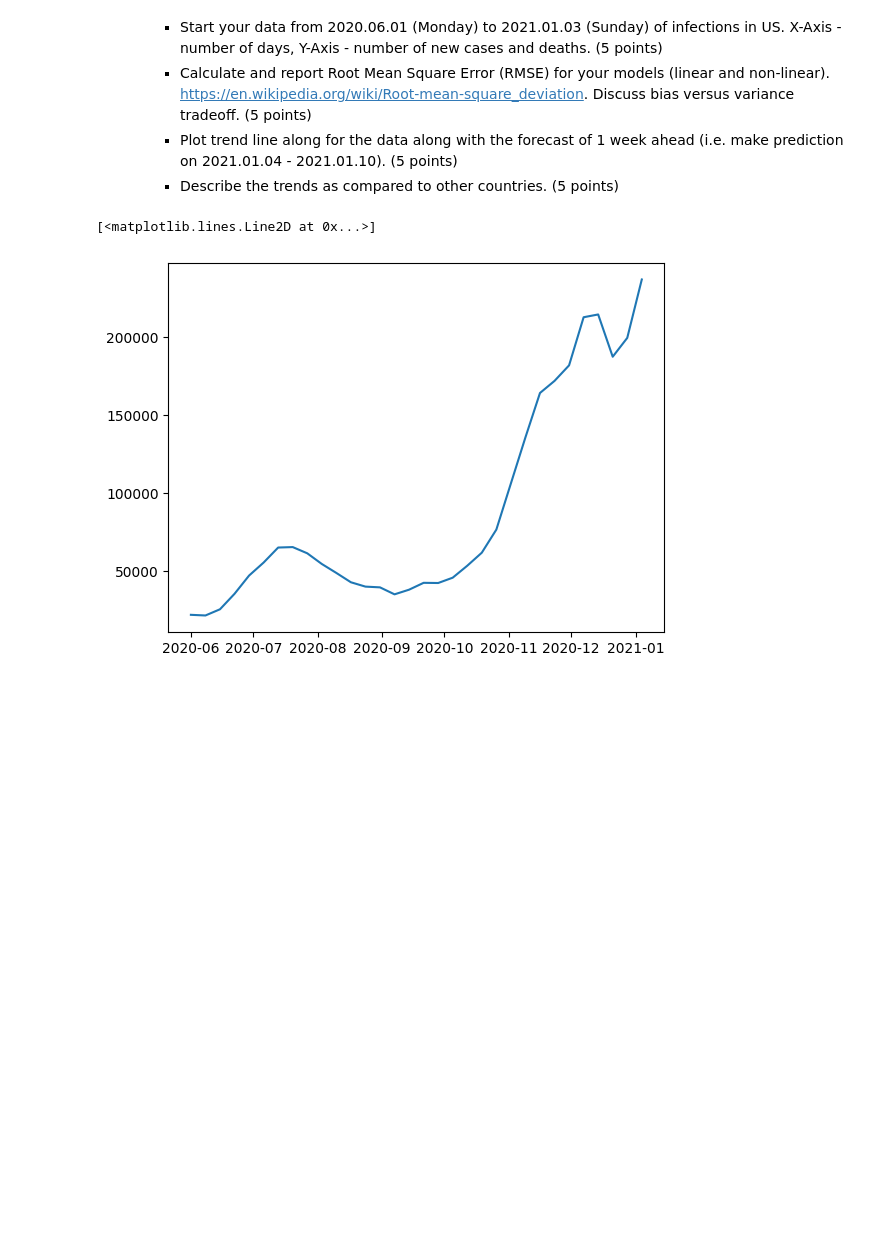
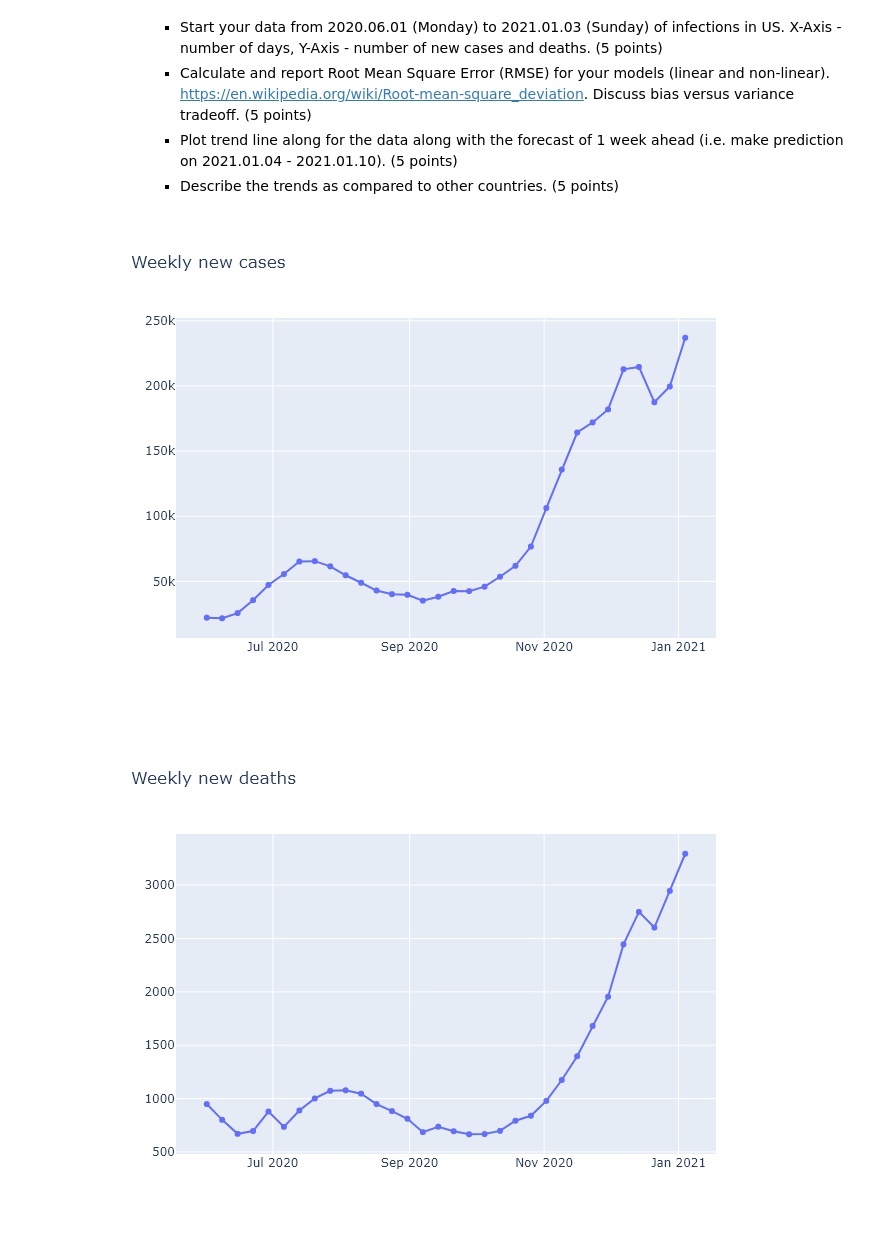
Before and after one commit to aiwayemi/Group-1, a Jupyter notebook: Project_Stage_4_Team.ipynb, the cells around one changed output. Cells and saved outputs as stored; diff of their text form; code cells hidden in the pictures; blank space fills up the shorter version.

Commit message:
More work on regression/prediction graphs

```diff
--- a/Project_Stage_4_Team.ipynb
+++ b/Project_Stage_4_Team.ipynb
@@ -73,8 +64,15 @@ deaths_weeks = get_weekly(deaths_dates)
 deaths_weeks.dropna(inplace=True)
 # %%
 #plot actual case data
-plt.plot(cases_weeks["week"], cases_weeks["sum"])
+fig = go.Figure()
+fig.add_trace(go.Scatter(x=cases_weeks["week"], y=cases_weeks["sum"], mode='lines+markers'))
+fig.update_layout(title = "Weekly new cases")
+IPython.display.display(IPython.display.Image(fig.to_image(format = "png"))) #Return static image for viewing
+fig = go.Figure()
+fig.add_trace(go.Scatter(x=deaths_weeks["week"], y=deaths_weeks["sum"], mode='lines+markers'))
+fig.update_layout(title = "Weekly new deaths")
+IPython.display.display(IPython.display.Image(fig.to_image(format = "png"))) #Return static image for viewing
 # %% [output]
-[<matplotlib.lines.Line2D at 0x...>]
-[figure, old version]
+[figure, new version]
+[figure, added]
 # %%
```
Also changed, not shown: parts of 8 cells of this notebook.
